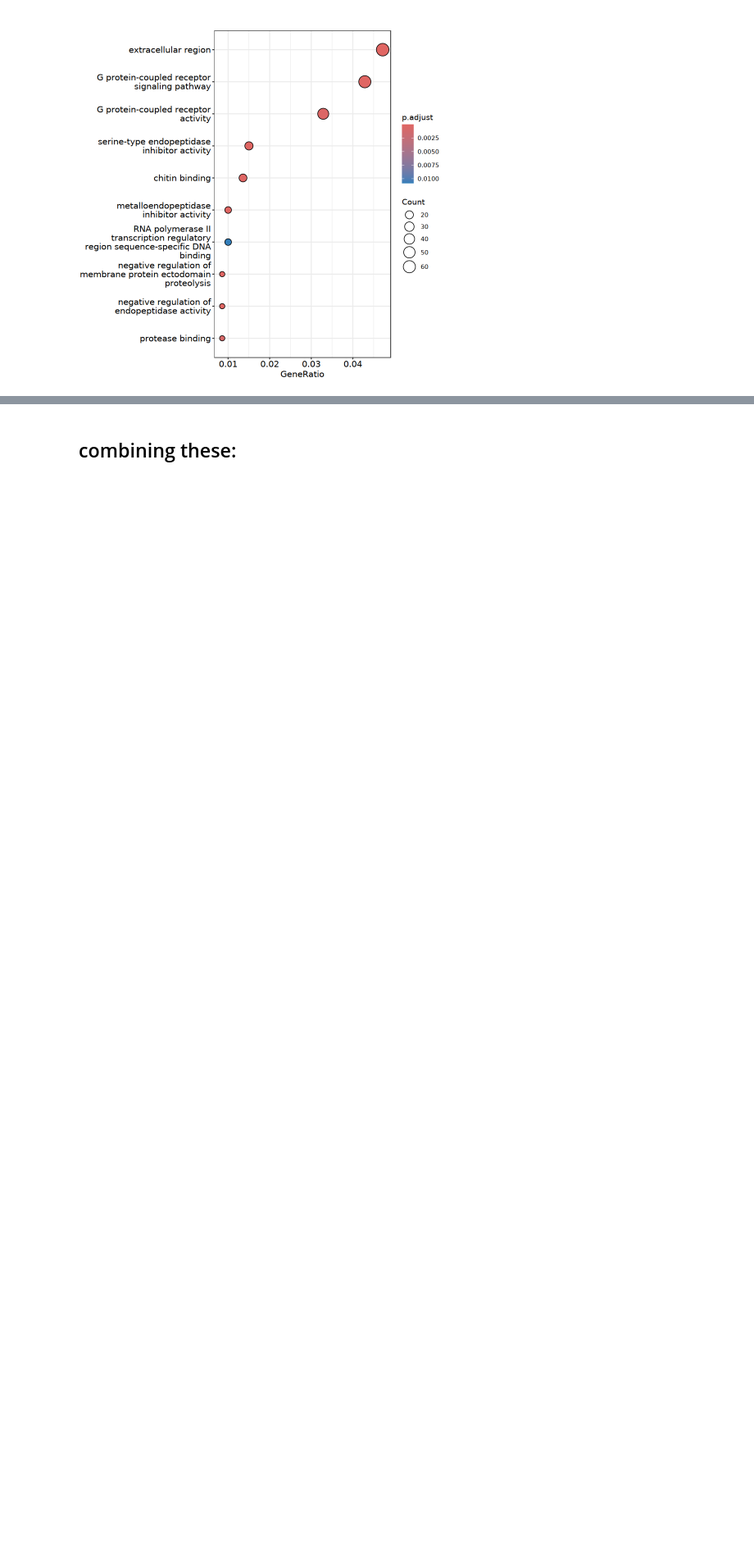
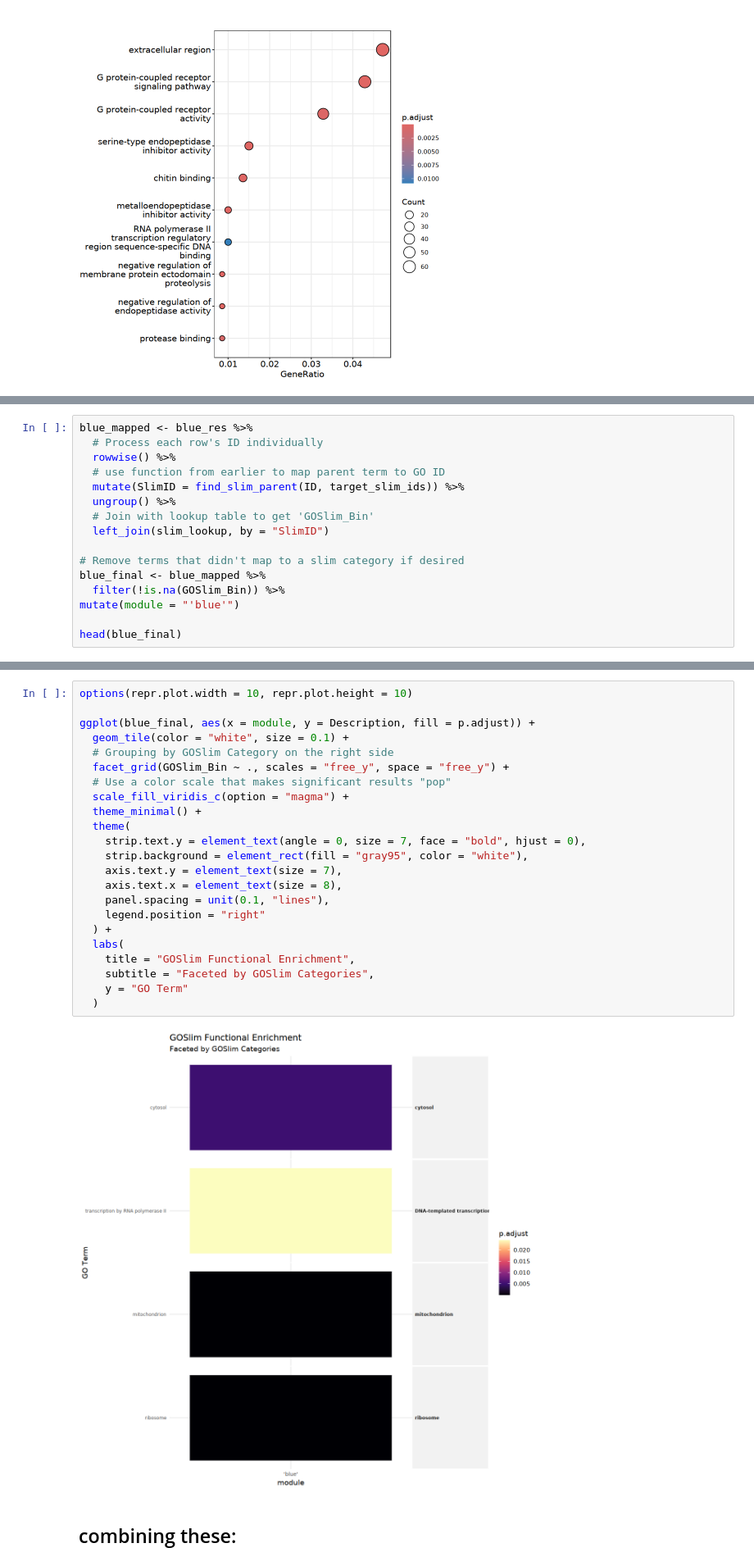
Before and after one commit to jgmcdonough/CE24_RNA-seq, a Jupyter notebook: analysis/diff_expression/phase2_v_phase2/new_refGenome/wgcna/GO_wgcna_p2.ipynb, the cells around one changed output, grey strips where cells are left out. Shown at 82% size. Cells and saved outputs as stored; diff of their text form; blank space fills up the shorter version.

```diff
--- a/analysis/diff_expression/phase2_v_phase2/new_refGenome/wgcna/GO_wgcna_p2.ipynb
+++ b/analysis/diff_expression/phase2_v_phase2/new_refGenome/wgcna/GO_wgcna_p2.ipynb
@@ -800,0 +826,16 @@ A tibble: 5 × 12
+# %%
+blue_mapped <- blue_res %>%
+  # Process each row's ID individually
+  rowwise() %>%
+  # use function from earlier to map parent term to GO ID
+  mutate(SlimID = find_slim_parent(ID, target_slim_ids)) %>%
+  ungroup() %>%
+  # Join with lookup table to get 'GOSlim_Bin'
+  left_join(slim_lookup, by = "SlimID")
+
+# Remove terms that didn't map to a slim category if desired
+blue_final <- blue_mapped %>%
+  filter(!is.na(GOSlim_Bin)) %>%
+mutate(module = "'blue'")
+
+head(blue_final)
@@ -801,3 +850,28 @@ A tibble: 5 × 12
+# %%
+options(repr.plot.width = 10, repr.plot.height = 10)
+
+ggplot(blue_final, aes(x = module, y = Description, fill = p.adjust)) +
+  geom_tile(color = "white", size = 0.1) +
+  # Grouping by GOSlim Category on the right side
+  facet_grid(GOSlim_Bin ~ ., scales = "free_y", space = "free_y") +
+  # Use a color scale that makes significant results "pop"
+  scale_fill_viridis_c(option = "magma") +
+  theme_minimal() +
+  theme(
+    strip.text.y = element_text(angle = 0, size = 7, face = "bold", hjust = 0),
+    strip.background = element_rect(fill = "gray95", color = "white"),
+    axis.text.y = element_text(size = 7),
+    axis.text.x = element_text(size = 8),
+    panel.spacing = unit(0.1, "lines"),
+    legend.position = "right"
+  ) +
+  labs(
+    title = "GOSlim Functional Enrichment",
+    subtitle = "Faceted by GOSlim Categories",
+    y = "GO Term"
+  )
+# %% [output]
+[figure, added]
 # %% [markdown]
 ## combining these:
 # %%
```
Also changed, not shown: parts of 3 cells of this notebook.
